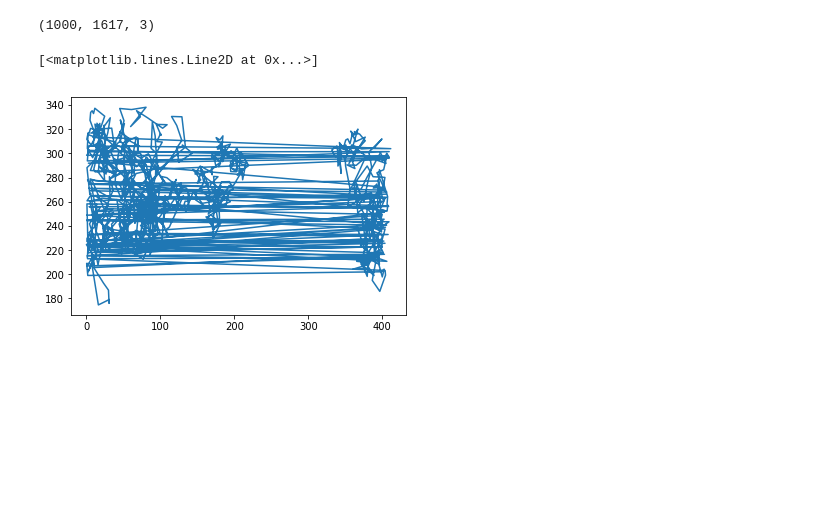
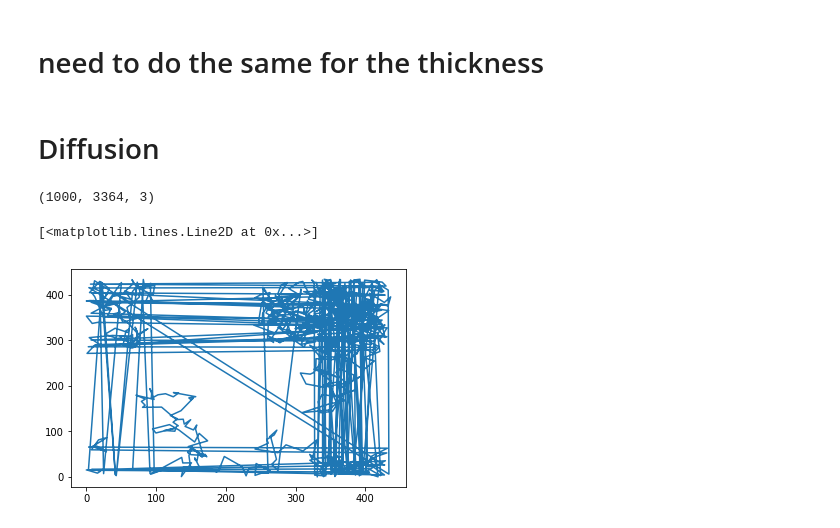
Before and after one commit to JulieCornet/scripts_analysis, a Jupyter notebook: boucle_frames_diffusion.ipynb, the cells around one changed output. Saved outputs shown, nothing was run; the diff lists cells and outputs as text; code cells hidden in the pictures; blank space fills up the shorter version.

```diff
--- a/boucle_frames_diffusion.ipynb
+++ b/boucle_frames_diffusion.ipynb
@@ -18,3 +14,14 @@ fxtc = 'run_DPPC_DIPC_CHOL_GM1_20_43nm_mb_fixed_t1.xtc'
+# %%
+# name and files for the simulation studied
+
+name = '_DPPC_DIPC_chol_352_5GM1'
+
+path = '/home/julie/analysis/bilayers/3-5-2/DIPC_DPPC_chol_GM1_5/'
+
+path2 = '/home/julie/analysis/bilayers/3-5-2/DIPC_DPPC_chol_GM1_5/dynamics/'
+
+fgro = 'run_DPPC_DIPC_CHOL_GM1_5_43nm_10ms_mb_fixed_t1_ref9999ns.gro'
+fxtc = 'run_DPPC_DIPC_CHOL_GM1_5_43nm_10ms_mb_fixed_t1.xtc'
 # %%
 # load gro and xtc files
 u = mda.Universe( path+fgro, path+fxtc)
@@ -181,3 +228,7 @@ plt.plot(t,Ct)
+# %% [markdown]
+# need to do the same for the thickness
+# %% [markdown]
+# Diffusion
 # %%
 # boucle pour suivre un lipide pendant la trajectoire pour calculer le MSD et le coeff de diffusion
 tmes = 10
@@ -190,12 +241,12 @@ for ts in u.trajectory:
             traj.append(p)
 # %%
 t = np.array(traj)
-nbr=15 # indice du lipide que l'on suit
+nbr=22 # indice du lipide que l'on suit
 print(np.shape(t)) # nb de frames - indice du lipide - coordonnées
 x=t[:,nbr,0]
 y=t[:,nbr,1]
 plt.plot(x,y)
 # %% [output]
-(1000, 1617, 3)
+(1000, 3364, 3)
 [<matplotlib.lines.Line2D at 0x...>]
-[figure, old version]
+[figure, new version]
```
Also changed, not shown: parts of 8 cells of this notebook, 2 other files.
